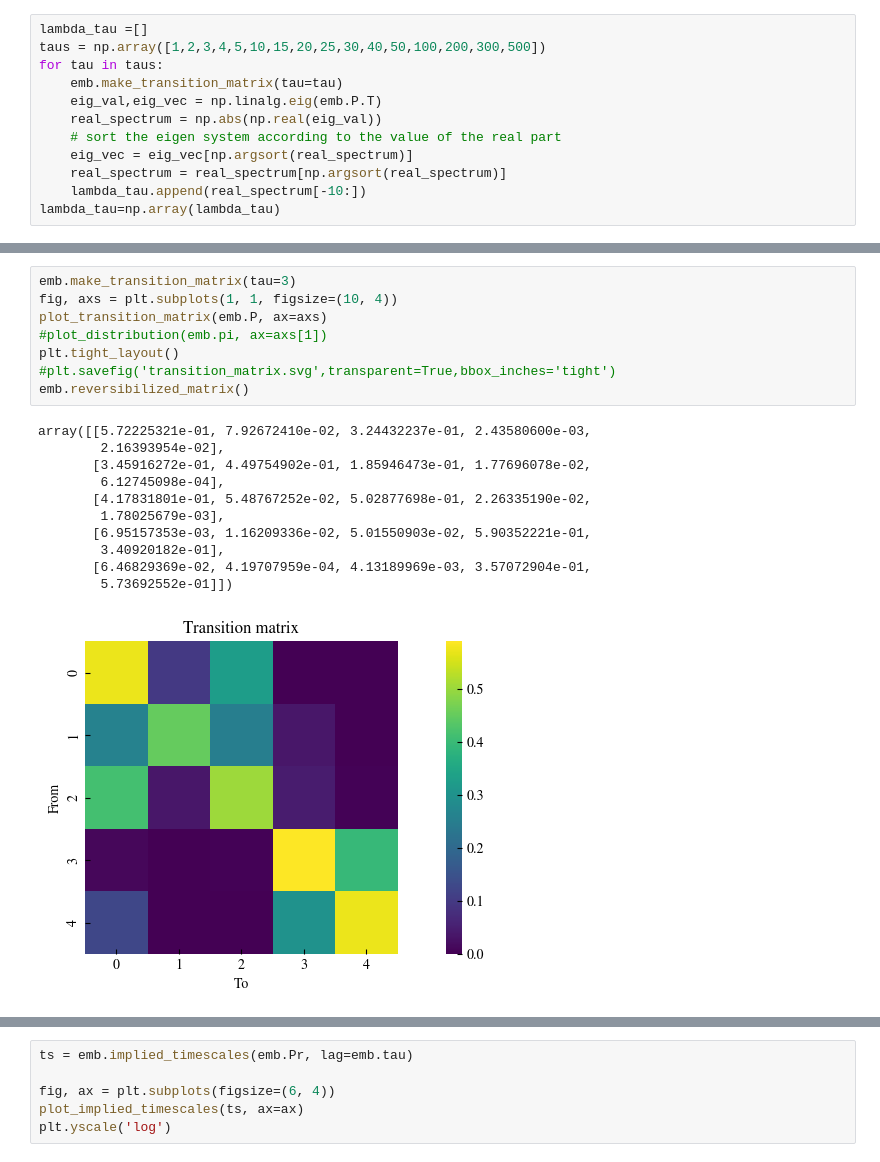
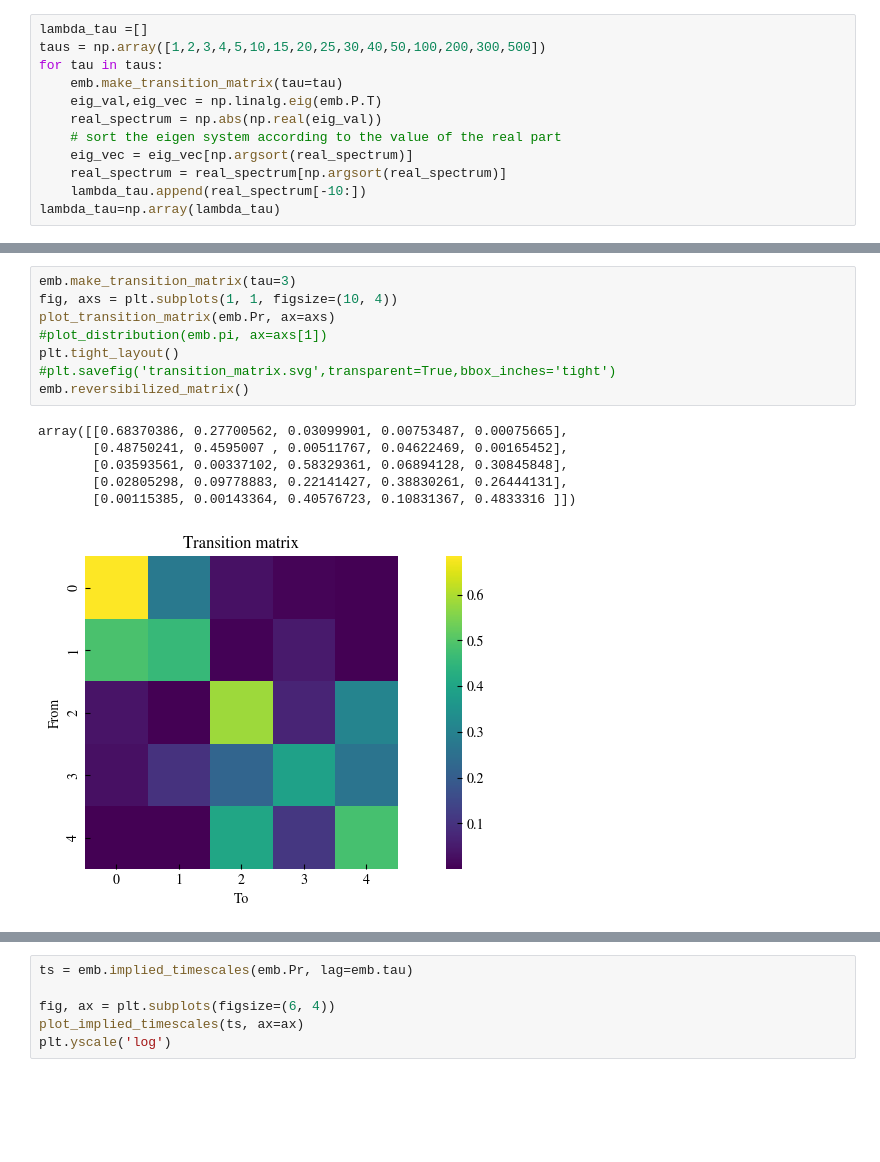
Before and after one commit to HugoLeRoy94/ClusterAnalysis, a Jupyter notebook: unit_test/test_embedding_toy_model.ipynb, the cells around one changed output, grey strips where cells are left out. Drawn from its saved outputs; the diff is of its cells as text; blank space fills up the shorter version.

```diff
--- a/unit_test/test_embedding_toy_model.ipynb
+++ b/unit_test/test_embedding_toy_model.ipynb
@@ -198,23 +198,18 @@ plt.legend()
 # %%
 emb.make_transition_matrix(tau=3)
 fig, axs = plt.subplots(1, 1, figsize=(10, 4))
-plot_transition_matrix(emb.P, ax=axs)
+plot_transition_matrix(emb.Pr, ax=axs)
 #plot_distribution(emb.pi, ax=axs[1])
 plt.tight_layout()
 #plt.savefig('transition_matrix.svg',transparent=True,bbox_inches='tight')
 emb.reversibilized_matrix()
 # %% [output]
-array([[5.72225321e-01, 7.92672410e-02, 3.24432237e-01, 2.43580600e-03,
-        2.16393954e-02],
-       [3.45916272e-01, 4.49754902e-01, 1.85946473e-01, 1.77696078e-02,
-        6.12745098e-04],
-       [4.17831801e-01, 5.48767252e-02, 5.02877698e-01, 2.26335190e-02,
-        1.78025679e-03],
-       [6.95157353e-03, 1.16209336e-02, 5.01550903e-02, 5.90352221e-01,
-        3.40920182e-01],
-       [6.46829369e-02, 4.19707959e-04, 4.13189969e-03, 3.57072904e-01,
-        5.73692552e-01]])
+array([[0.68370386, 0.27700562, 0.03099901, 0.00753487, 0.00075665],
+       [0.48750241, 0.4595007 , 0.00511767, 0.04622469, 0.00165452],
+       [0.03593561, 0.00337102, 0.58329361, 0.06894128, 0.30845848],
+       [0.02805298, 0.09778883, 0.22141427, 0.38830261, 0.26444131],
+       [0.00115385, 0.00143364, 0.40576723, 0.10831367, 0.4833316 ]])
-[figure, old version]
+[figure, new version]
 # %%
 fig,ax = plt.subplots(figsize=(4,4),nrows=2)
 # find the spectrum of the stochastic matrix
```
Also changed, not shown: parts of 10 cells of this notebook, 2 other files.
